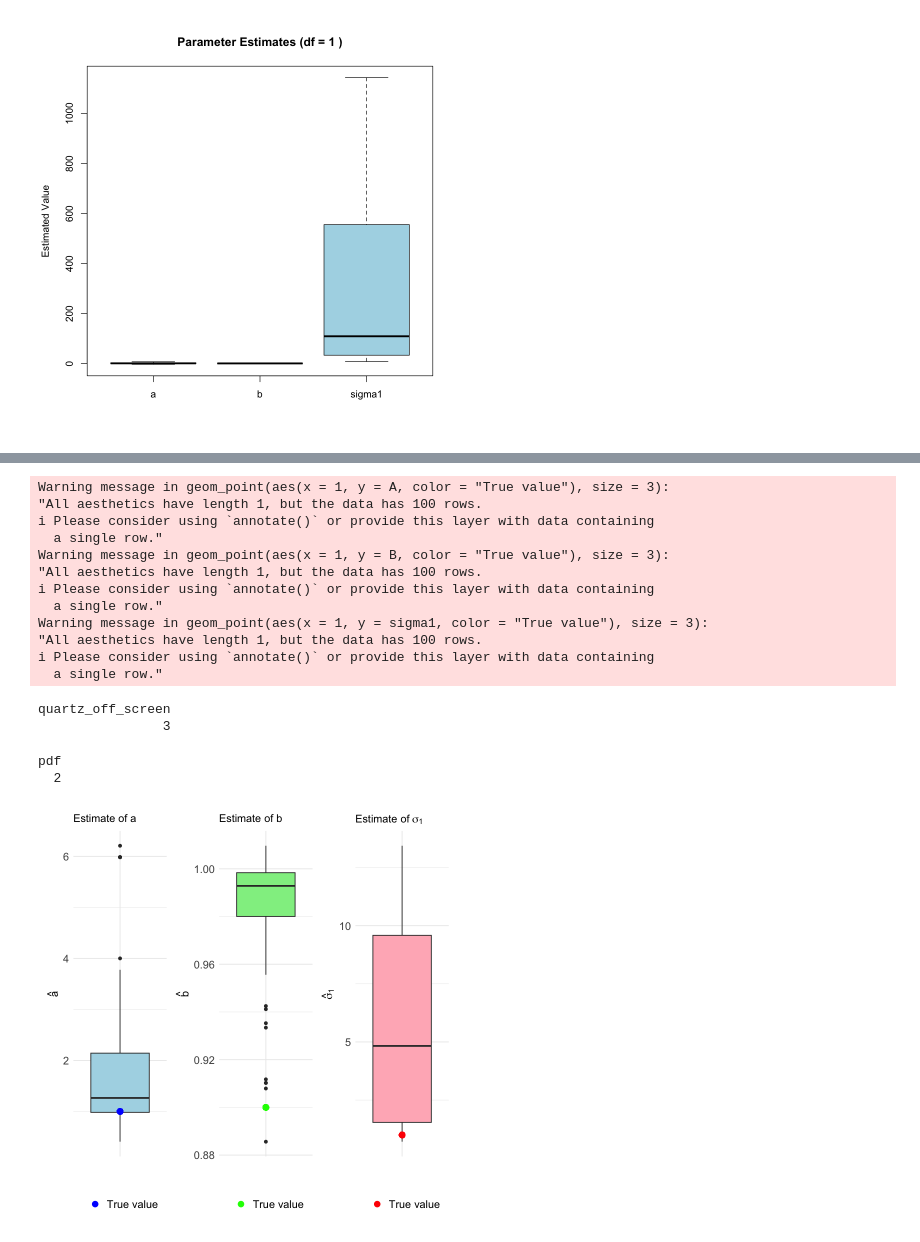
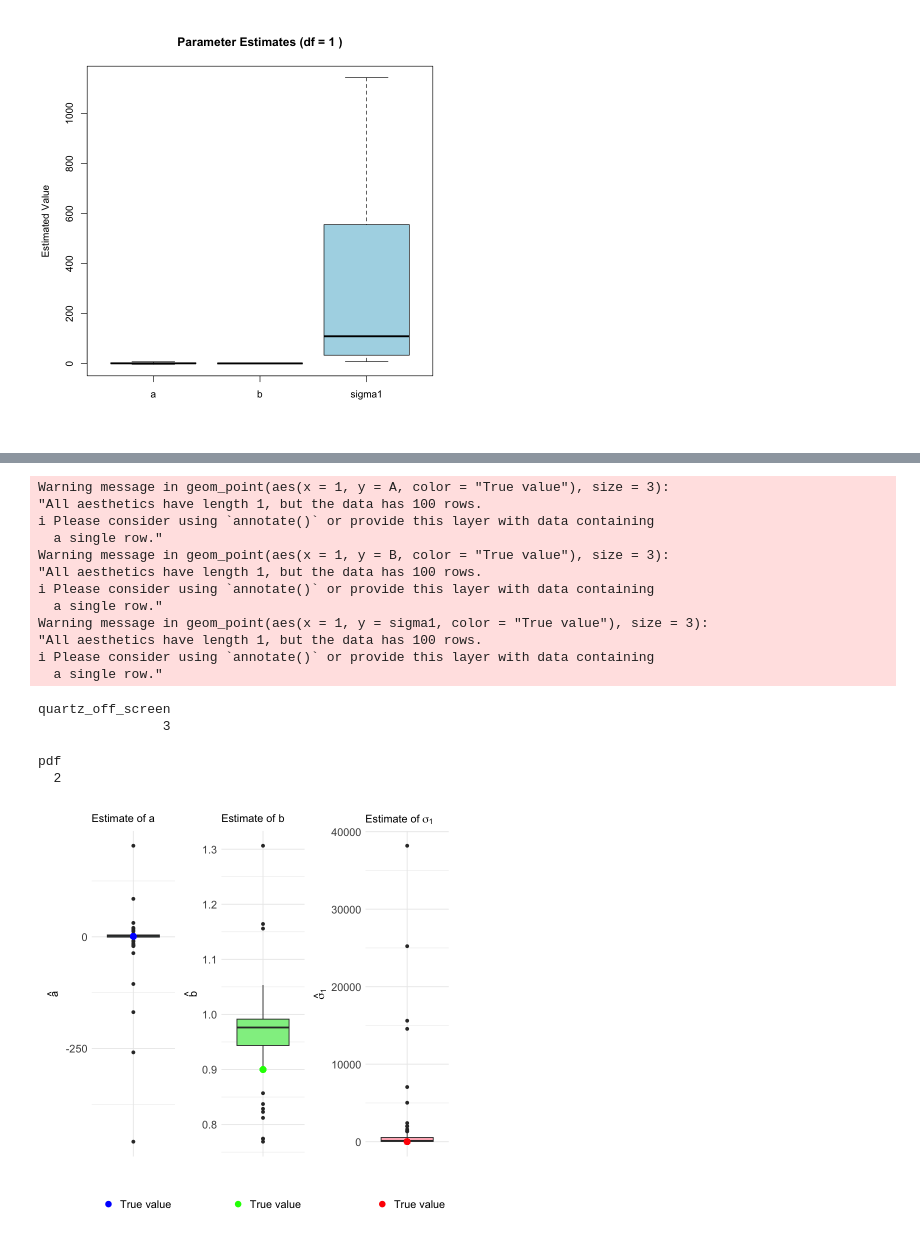
Before and after one commit to mathilderask/TimeSeriesAnalysis, a Jupyter notebook: Assignment4/opg1_nik.ipynb, the cells around one changed output, grey strips where cells are left out. Cells and saved outputs as stored; diff of their text form; code cells hidden in the pictures.

```diff
--- a/Assignment4/opg1_nik.ipynb
+++ b/Assignment4/opg1_nik.ipynb
@@ -474,22 +464,22 @@ i Please consider using `annotate()` or provide this layer with data containing
 # %%
-plots_list[[2]]
+plots_list[[4]]
 dev.copy(png, file = "1,54.png", width = 600, height = 600, res = 100)
 dev.off()
 # %% [output]
 Warning message in geom_point(aes(x = 1, y = A, color = "True value"), size = 3):
 "All aesthetics have length 1, but the data has 100 rows.
 i Please consider using `annotate()` or provide this layer with data containing
   a single row."
 Warning message in geom_point(aes(x = 1, y = B, color = "True value"), size = 3):
 "All aesthetics have length 1, but the data has 100 rows.
 i Please consider using `annotate()` or provide this layer with data containing
   a single row."
 Warning message in geom_point(aes(x = 1, y = sigma1, color = "True value"), size = 3):
 "All aesthetics have length 1, but the data has 100 rows.
 i Please consider using `annotate()` or provide this layer with data containing
   a single row."
 quartz_off_screen
                 3
 pdf
   2
-[figure, old version]
+[figure, new version]
```
Also changed, not shown: parts of 2 cells of this notebook, 5 other files.
